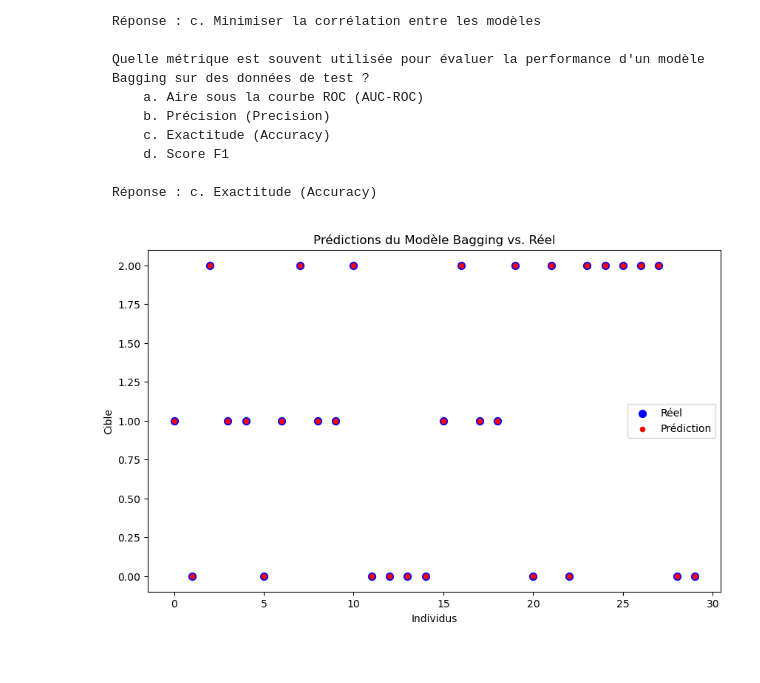
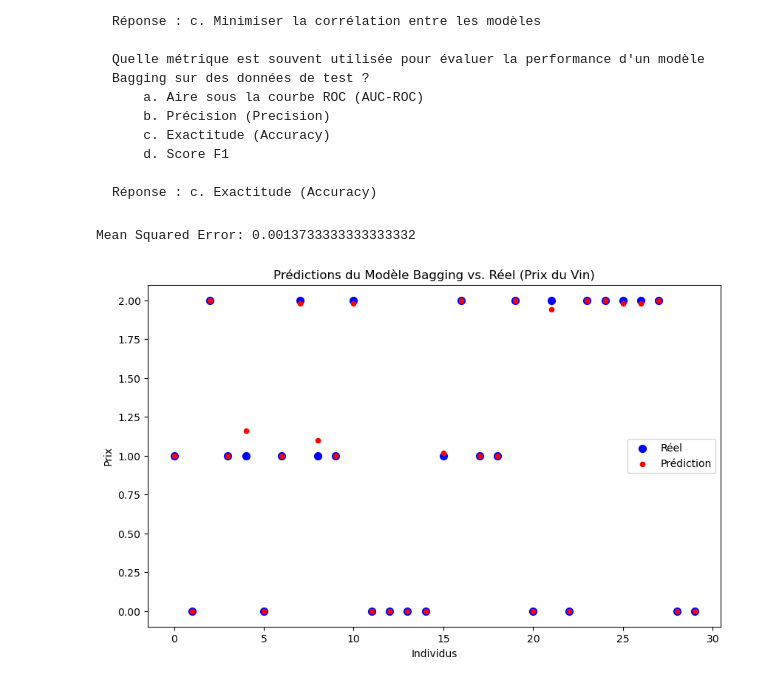
Before and after one commit to AFlo59/M-thodes-ensemblistes-et-arbres-de-d-cision-, a Jupyter notebook: Question_Correction_Exo_bagging.ipynb, the cells around one changed output. Saved outputs shown, nothing was run; the diff lists cells and outputs as text; code cells hidden in the pictures.

```diff
--- a/Question_Correction_Exo_bagging.ipynb
+++ b/Question_Correction_Exo_bagging.ipynb
@@ -165,44 +165,63 @@ QCM sur le Bagging, le Pasting et l'Ensemble d'Arbres de Décision :
 
     Réponse : c. Exactitude (Accuracy)
 # %%
+import pandas as pd
 import matplotlib.pyplot as plt
-import numpy as np
+from sklearn.metrics import r2_score
+from sklearn.model_selection import train_test_split
+from sklearn.ensemble import BaggingRegressor  # Regressor au lieu de Classifier
+from sklearn.tree import DecisionTreeRegressor  # Regressor au lieu de Classifier
+from sklearn.metrics import mean_squared_error
 
-# ...
+# Charger le jeu de données wine depuis un fichier CSV
+data = pd.read_csv('datasets/wine.csv')
+# Séparer les variables indépendantes (X) et la variable cible (y)
+X = data.drop('price', axis=1)
+y = data['price']
 
-# Charger un ensemble de données (par exemple, Iris)
-data = load_iris()
-X, y = data.data, data.target
+# Supprimer les lignes avec des valeurs manquantes dans la colonne 'price'
+data = data.dropna(subset=['price'])
 
-# Diviser le jeu de données en ensembles d'entraînement et de test
-X_train, X_test, y_train, y_test = train_test_split(X, y, test_size=0.2, random_state=42)
+# Supprimer les lignes avec des valeurs manquantes dans la colonne 'price' pour l'ensemble d'entraînement
+not_nan_indices = ~np.isnan(y_train)
+X_train = X_train[not_nan_indices]
+y_train = y_train[not_nan_indices]
 
-# Créer un modèle Bagging avec un arbre de décision comme modèle de base
-base_model = DecisionTreeClassifier(criterion='gini', random_state=42)
-model_bagging = BaggingClassifier(base_model, n_estimators=50, random_state=42)
+# Créer un modèle Bagging avec un arbre de décision comme modèle de base (Regressor au lieu de Classifier)
+base_model = DecisionTreeRegressor(random_state=42)
+model_bagging = BaggingRegressor(base_model, n_estimators=50, random_state=42)
 
 # Ajuster le modèle sur l'ensemble d'entraînement
 model_bagging.fit(X_train, y_train)
 
 # Évaluer la performance sur l'ensemble de test
 predictions = model_bagging.predict(X_test)
+
+# Calculer le score R2
+r2 = r2_score(y_test, predictions)
+print(f"R2 Score: {r2}")
+
+# Calculer l'erreur quadratique moyenne (MSE)
+mse = mean_squared_error(y_test, predictions)
+print(f"Mean Squared Error: {mse}")
 
 # Créer un graphique pour visualiser les prédictions
 plt.figure(figsize=(10, 6))
 
 # Afficher les valeurs réelles en bleu avec des points plus grands
 plt.scatter(range(len(X_test)), y_test, color='blue', label='Réel', s=50)
 
 # Afficher les prédictions en rouge
 plt.scatter(range(len(X_test)), predictions, color='red', label='Prédiction', s=20)
 
 # Ajouter des étiquettes et une légende
 plt.xlabel('Individus')
-plt.ylabel('Cible')
-plt.title('Prédictions du Modèle Bagging vs. Réel')
+plt.ylabel('Prix')
+plt.title('Prédictions du Modèle Bagging vs. Réel (Prix du Vin)')
 plt.legend()
 
 # Afficher le graphique
 plt.show()
 # %% [output]
+Mean Squared Error: 0.0013733333333333332
-[figure, old version]
+[figure, new version]
```
Also changed, not shown: 3 other files.
